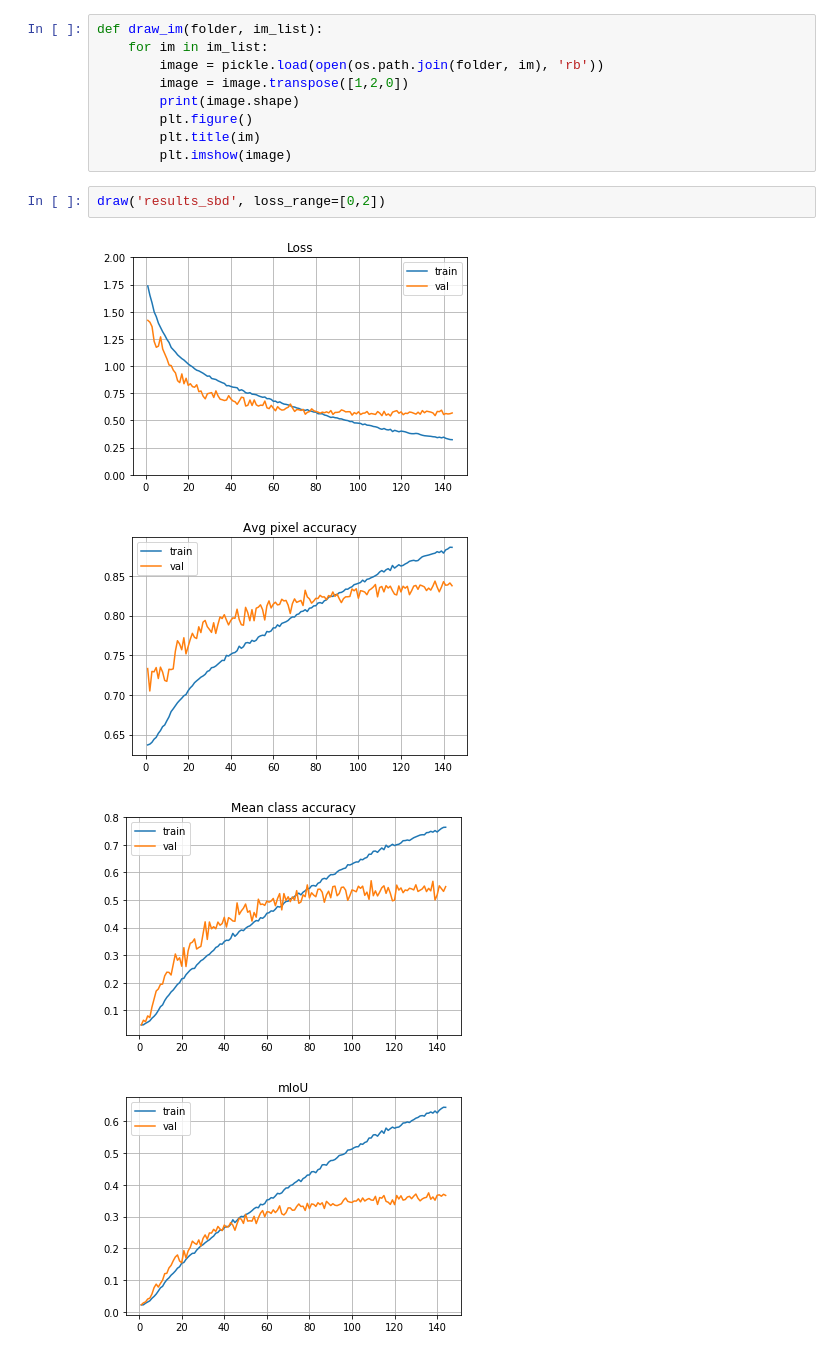
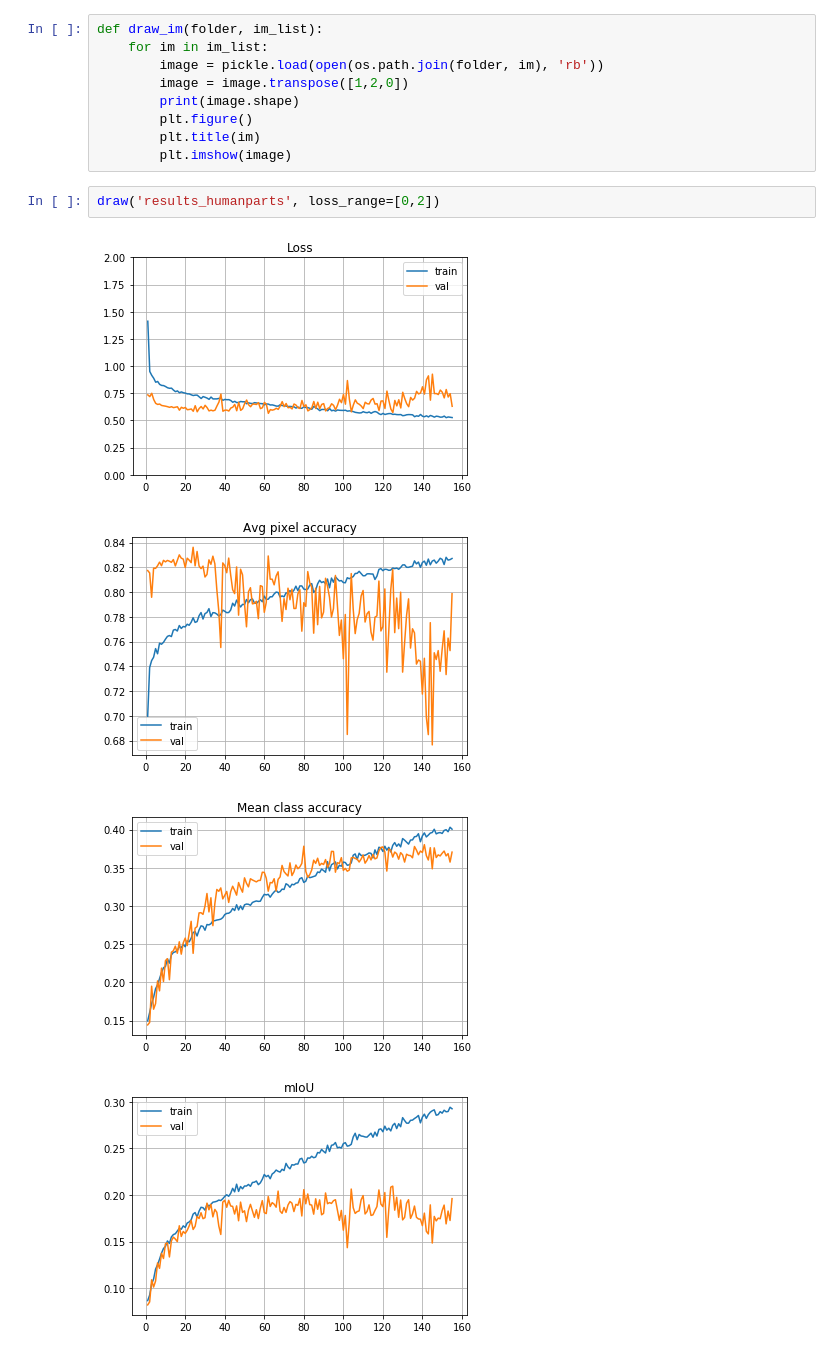
Before and after one commit to wenliangdai/msc-project, a Jupyter notebook: visualisation.ipynb, the cells around one changed output. Saved outputs shown, nothing was run; the diff lists cells and outputs as text.

```diff
--- a/visualisation.ipynb
+++ b/visualisation.ipynb
@@ -60,10 +60,10 @@ def draw_im(folder, im_list):
         plt.title(im)
         plt.imshow(image)
 # %%
-draw('results_sbd', loss_range=[0,2])
+draw('results_humanparts', loss_range=[0,2])
 # %% [output]
-[figure, old version]
+[figure, new version]
-[figure, old version]
+[figure, new version]
-[figure, old version]
+[figure, new version]
-[figure, old version]
+[figure, new version]
 # %%
```
Also changed, not shown: parts of 1 cell of this notebook, 1 other file.
